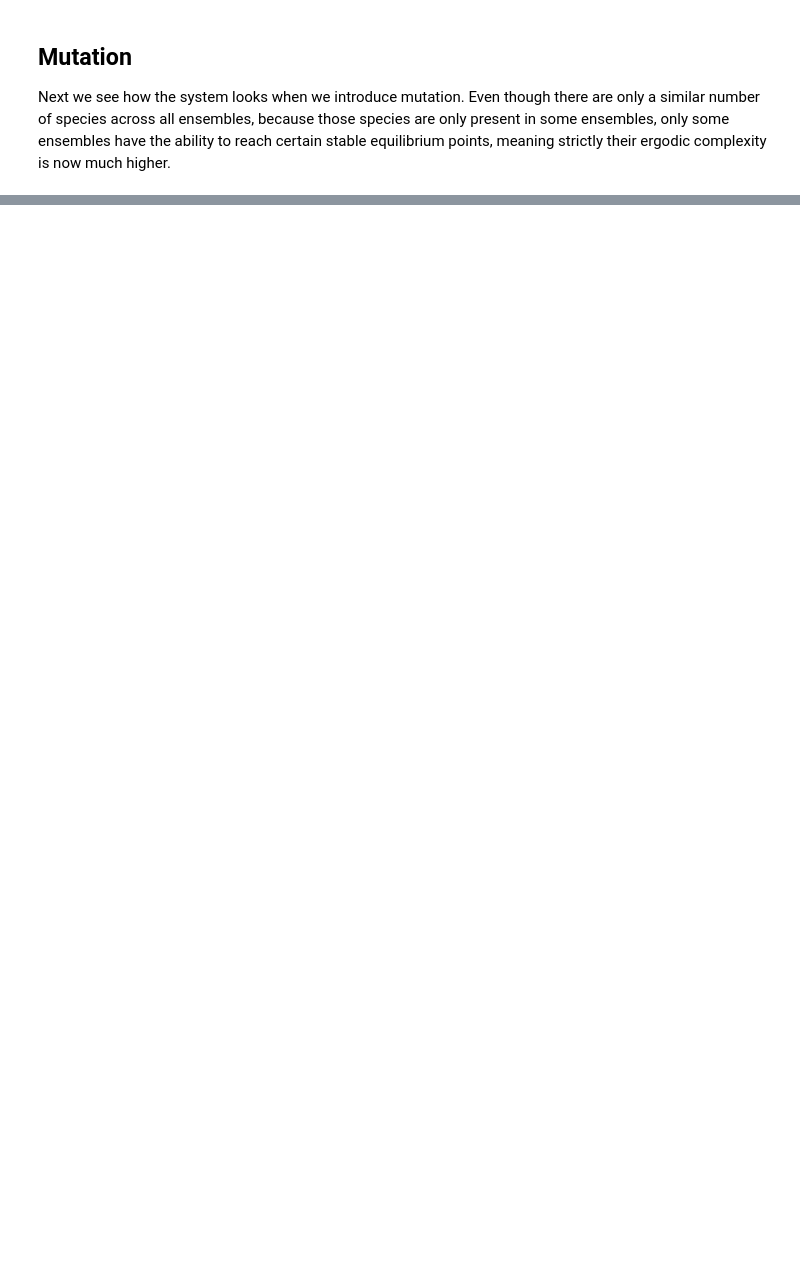
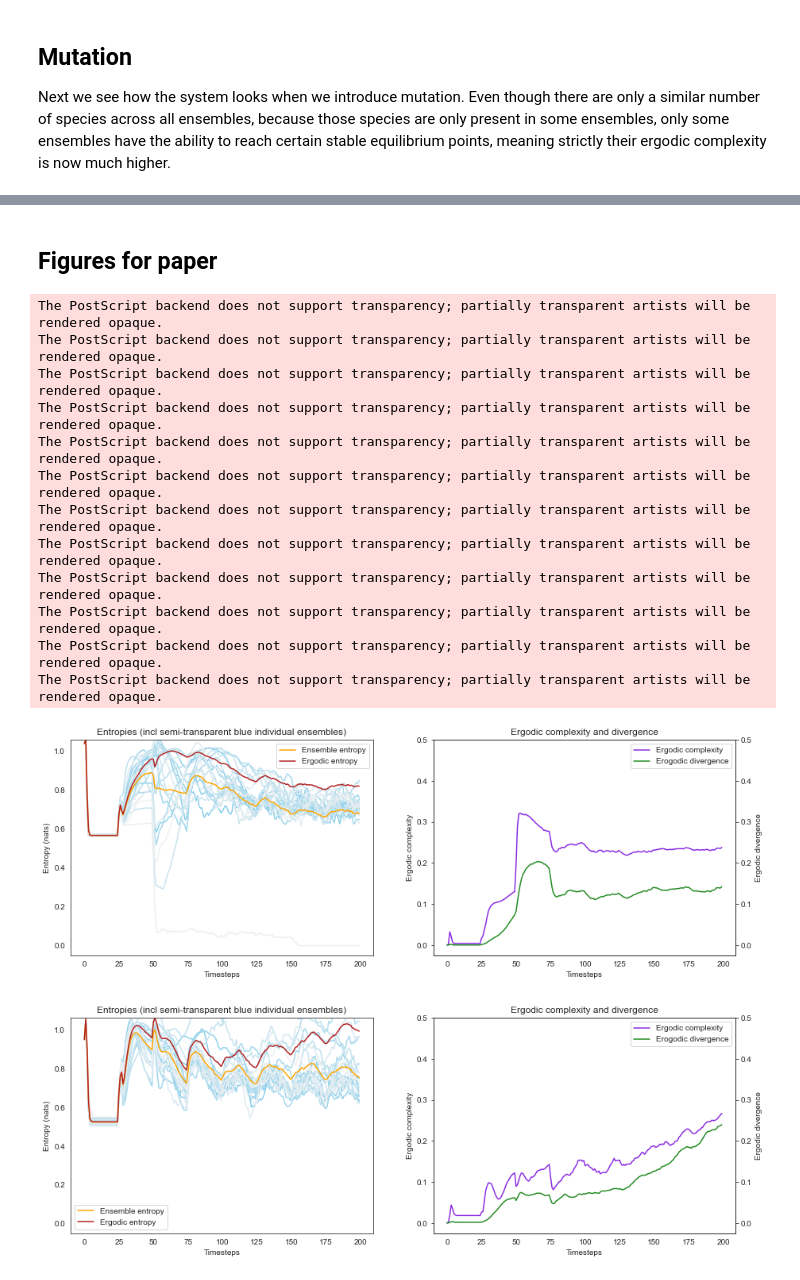
Before and after one commit to timjdavey/incoherence, a Jupyter notebook: paper_complexity/4.6. Diversity - Daisyworld.ipynb, the cells around one changed output, grey strips where cells are left out. Cells and saved outputs as stored; diff of their text form; code cells hidden in the pictures; blank space fills up the shorter version.

```diff
--- a/paper_complexity/4.6. Diversity - Daisyworld.ipynb
+++ b/paper_complexity/4.6. Diversity - Daisyworld.ipynb
@@ -71,0 +72,22 @@ p = mutate.step_plot(-1)
+# %% [markdown]
+## Figures for paper
+# %%
+if False:
+    baseline.plot().savefig('figures/4.6-daisy-baseline.eps')
+    rand_static.plot().savefig('figures/4.6-daisy-rand.eps')
+    mutate.plot().savefig('figures/4.6-daisy-mutate.eps')
+# %% [output]
+The PostScript backend does not support transparency; partially transparent artists will be rendered opaque.
+The PostScript backend does not support transparency; partially transparent artists will be rendered opaque.
+The PostScript backend does not support transparency; partially transparent artists will be rendered opaque.
+The PostScript backend does not support transparency; partially transparent artists will be rendered opaque.
+The PostScript backend does not support transparency; partially transparent artists will be rendered opaque.
+The PostScript backend does not support transparency; partially transparent artists will be rendered opaque.
+The PostScript backend does not support transparency; partially transparent artists will be rendered opaque.
+The PostScript backend does not support transparency; partially transparent artists will be rendered opaque.
+The PostScript backend does not support transparency; partially transparent artists will be rendered opaque.
+The PostScript backend does not support transparency; partially transparent artists will be rendered opaque.
+The PostScript backend does not support transparency; partially transparent artists will be rendered opaque.
+The PostScript backend does not support transparency; partially transparent artists will be rendered opaque.
+[figure, added]
+[figure, added]
```
Also changed, not shown: parts of 5 cells of this notebook, 32 other files.
